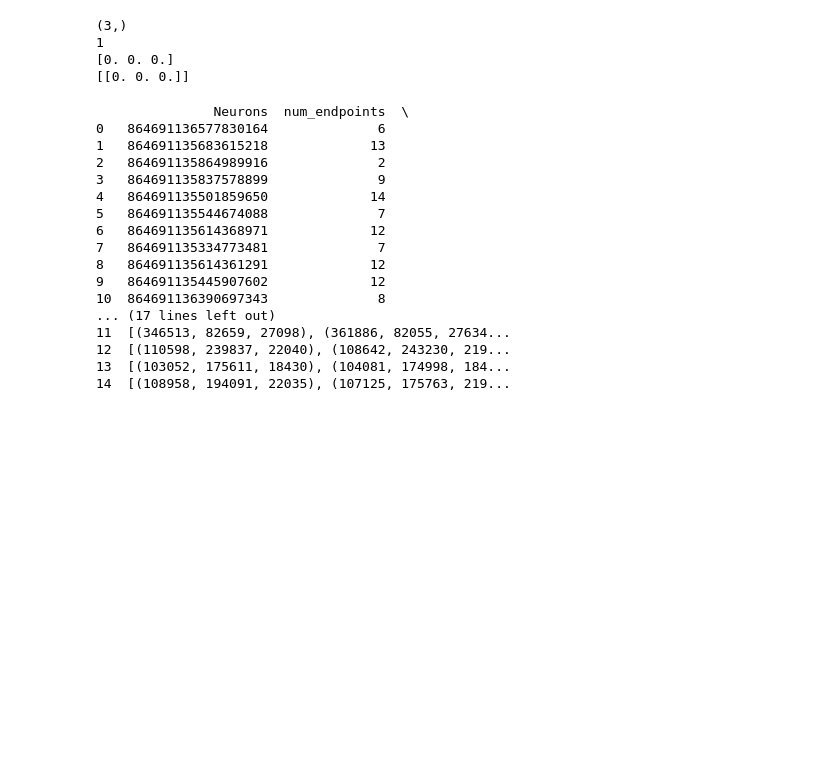
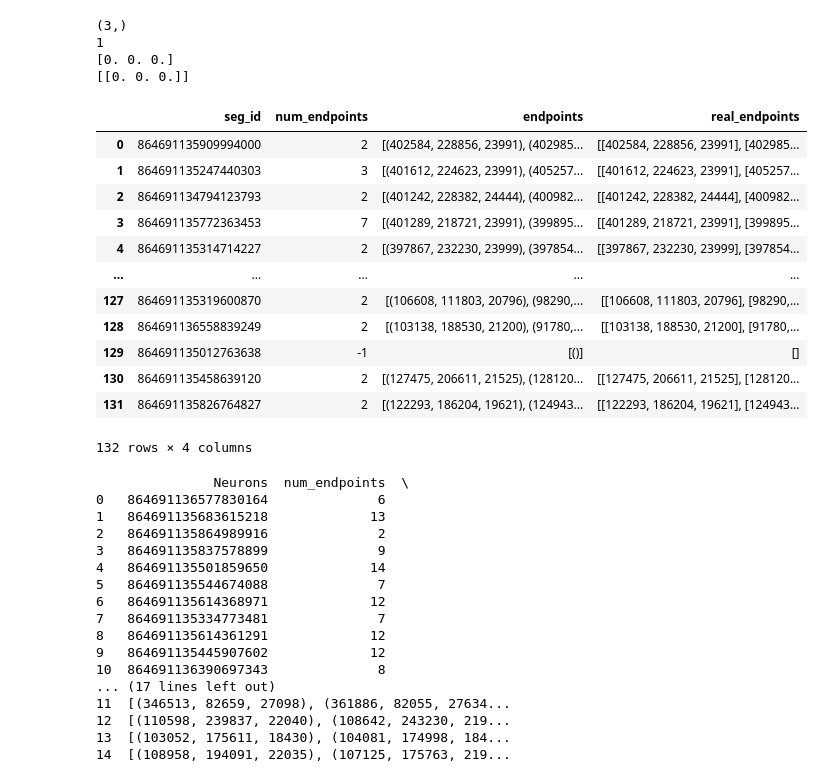
Before and after one commit to aplbrain/campfire, a Jupyter notebook: tip_finding/Find_Endpoints.ipynb, the cells around one changed output. Saved outputs shown, nothing was run; the diff lists cells and outputs as text; code cells hidden in the pictures; blank space fills up the shorter version.

```diff
--- a/tip_finding/Find_Endpoints.ipynb
+++ b/tip_finding/Find_Endpoints.ipynb
@@ -103,6 +105,22 @@ print(a)
 [[0. 0. 0.]]
 # %%
 orphans["real_endpoints"] = orphans.apply(convert_to_array, axis = 1)
+# %%
+orphans
+# %% [output]
+|  | seg_id | num_endpoints | endpoints | real_endpoints |
+| 0 | 864691135909994000 | 2 | [(402584, 228856, 23991), (402985... | [[402584, 228856, 23991], [402985... |
+| 1 | 864691135247440303 | 3 | [(401612, 224623, 23991), (405257... | [[401612, 224623, 23991], [405257... |
+| 2 | 864691134794123793 | 2 | [(401242, 228382, 24444), (400982... | [[401242, 228382, 24444], [400982... |
+| 3 | 864691135772363453 | 7 | [(401289, 218721, 23991), (399895... | [[401289, 218721, 23991], [399895... |
+| 4 | 864691135314714227 | 2 | [(397867, 232230, 23999), (397854... | [[397867, 232230, 23999], [397854... |
+| ... | ... | ... | ... | ... |
+| 127 | 864691135319600870 | 2 | [(106608, 111803, 20796), (98290,... | [[106608, 111803, 20796], [98290,... |
+| 128 | 864691136558839249 | 2 | [(103138, 188530, 21200), (91780,... | [[103138, 188530, 21200], [91780,... |
+| 129 | 864691135012763638 | -1 | [()] | [] |
+| 130 | 864691135458639120 | 2 | [(127475, 206611, 21525), (128120... | [[127475, 206611, 21525], [128120... |
+| 131 | 864691135826764827 | 2 | [(122293, 186204, 19621), (124943... | [[122293, 186204, 19621], [124943... |
+132 rows × 4 columns
 # %%
 neurons['endpoints'] = neurons['endpoints'].map(lambda x: list(map(str.strip, x.split('; '))))
 print(neurons)
```
Also changed, not shown: parts of 15 cells of this notebook.
